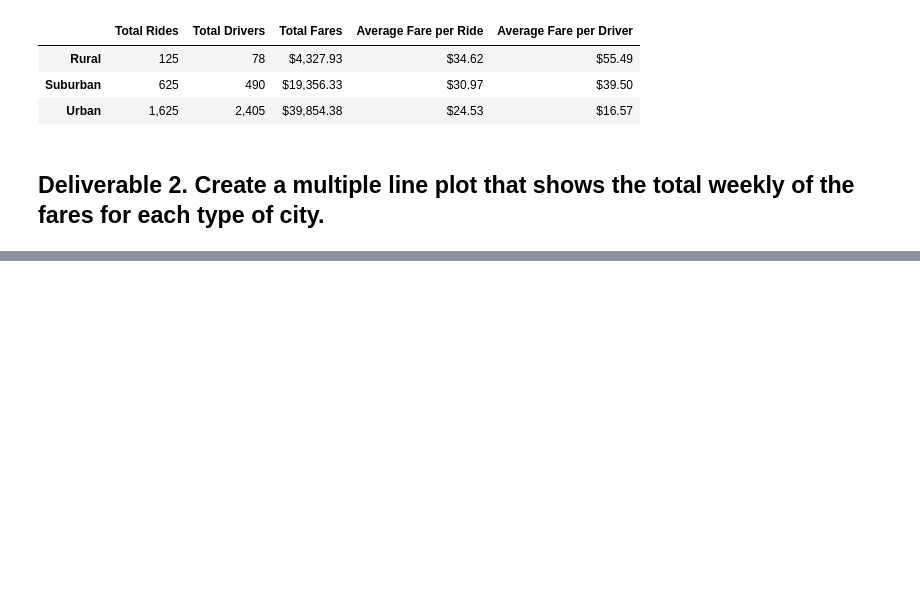
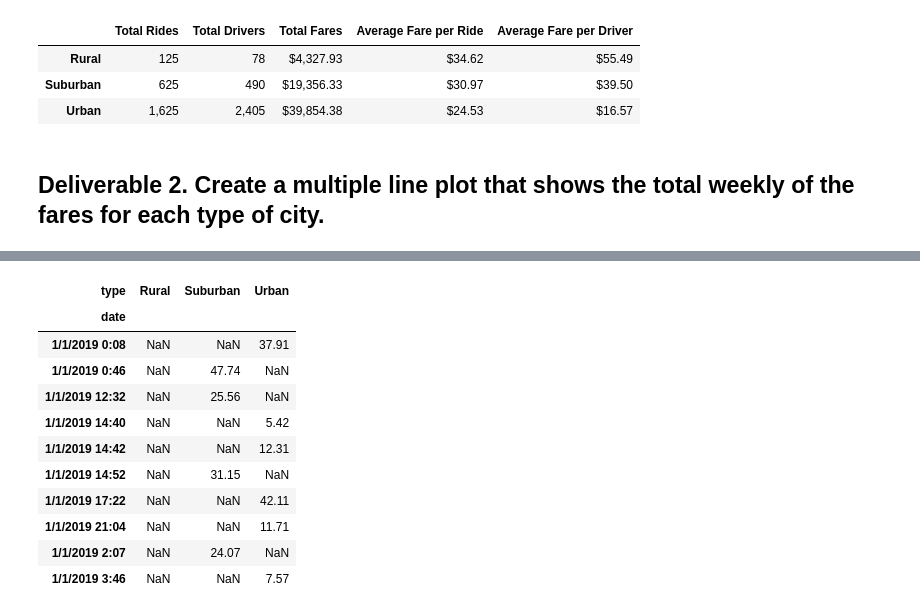
Before and after one commit to AveryCorniell/PyBer_Analysis, a Jupyter notebook: PyBer_Challenge.ipynb, the cells around one changed output, grey strips where cells are left out. Saved outputs shown, nothing was run; the diff lists cells and outputs as text; code cells hidden in the pictures; blank space fills up the shorter version.

```diff
--- a/PyBer_Challenge.ipynb
+++ b/PyBer_Challenge.ipynb
@@ -132,3 +130,6 @@ pyber_summary_df
 # %%
-# 2. Using groupby() to create a new DataFrame showing the sum of the fares
+# 1. Using groupby() to create a new DataFrame showing the sum of the fares
 #  for each date where the indices are the city type and date.
+# double brackets around the "fare" value makes it a dataframe prevents from having to convert series into dataframe.
+type_date_fare_df = pyber_data_df.groupby(['type', 'date']).sum()[["fare"]]
+type_date_fare_df
@@ -138,4 +168,19 @@ pyber_summary_df
 # %%
-# 4. Create a pivot table with the 'date' as the index, the columns ='type', and values='fare'
+# 3. Create a pivot table with the 'date' as the index, the columns ='type', and values='fare'
 # to get the total fares for each type of city by the date.
+type_date_fare_pivot = type_date_fare_df.pivot(index="date", columns="type", values="fare")
+type_date_fare_pivot.head(10)
+# %% [output]
+| type | Rural | Suburban | Urban |
+| date |  |  |  |
+| 1/1/2019 0:08 | NaN | NaN | 37.91 |
+| 1/1/2019 0:46 | NaN | 47.74 | NaN |
+| 1/1/2019 12:32 | NaN | 25.56 | NaN |
+| 1/1/2019 14:40 | NaN | NaN | 5.42 |
+| 1/1/2019 14:42 | NaN | NaN | 12.31 |
+| 1/1/2019 14:52 | NaN | 31.15 | NaN |
+| 1/1/2019 17:22 | NaN | NaN | 42.11 |
+| 1/1/2019 21:04 | NaN | NaN | 11.71 |
+| 1/1/2019 2:07 | NaN | 24.07 | NaN |
+| 1/1/2019 3:46 | NaN | NaN | 7.57 |
 # %%
```
Also changed, not shown: parts of 10 cells of this notebook, 12 other files.
